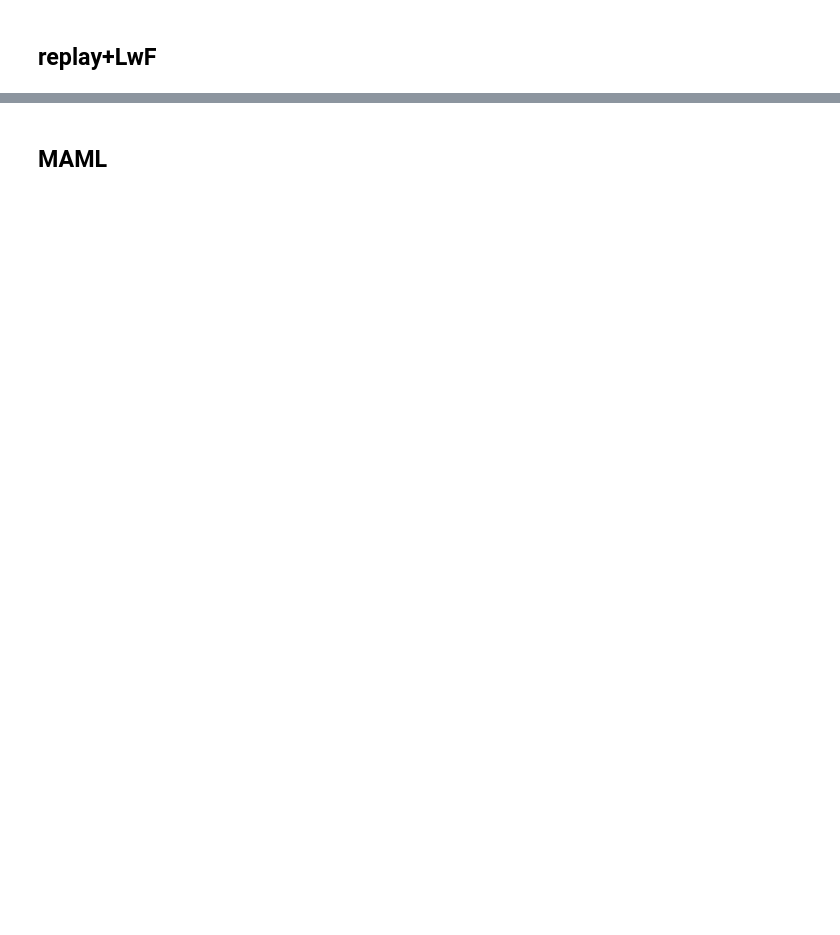
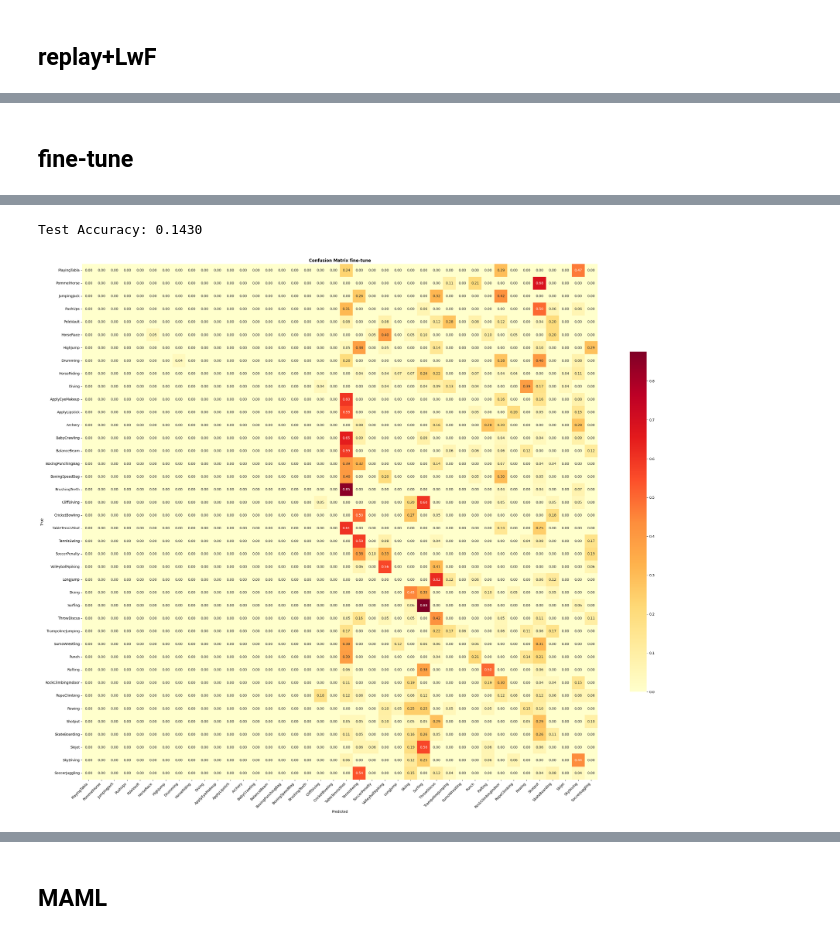
Before and after one commit to silvergjeka22/Unified-Lifelong-Action-Learning, a Jupyter notebook: notebooks/study/5_maml/meta_student.ipynb, the cells around one changed output, grey strips where cells are left out. Saved outputs shown, nothing was run; the diff lists cells and outputs as text; code cells hidden in the pictures; blank space fills up the shorter version.

```diff
--- a/notebooks/study/5_maml/meta_student.ipynb
+++ b/notebooks/study/5_maml/meta_student.ipynb
@@ -65,6 +64,8 @@ POOL_PER_CLASS = 6
 META_EPOCHS = 6; META_EPISODES = 40; INNER_STEPS = 5; META_INNER_LR = 0.05; META_LR = 1e-4
 META_TRAIN_LAST = 4
 HEAD_RECAL_EPOCHS = 3; HEAD_RECAL_LR = 1e-3
+FT_EPOCHS = 8                                # plain fine-tune epochs on the meta pool (matched non-meta control for MAML)
+FT_LR     = 1e-4
 
 # Adaptation: every method trains ADAPT_EPOCHS epochs on the exam-train set (the ONE adaptation for all arms)
 ADAPT_EPOCHS = 3                              # epochs of adaptation on the few-shot support
@@ -169,0 +197,11 @@ plt.show()
+# %%
+set_seed(cfg.SEED)
+ft_model = copy.deepcopy(base_model)
+ft_model = finetune_on_pool(ft_model, pool_meta_clips, pool_meta_labels, meta_ids, device,
+                            epochs=FT_EPOCHS, lr=FT_LR, batch_size=cfg.BATCH_SIZE,
+                            freeze_backbone=True, train_last=META_TRAIN_LAST)
+ft_model = recalibrate_head(ft_model, base_train_loader, n_base, device, HEAD_RECAL_EPOCHS, HEAD_RECAL_LR)
+ft_base, _, _ = test_model(ft_model, base_test_loader, device)
+print(f"fine-tune init base accuracy after head recalibration: {ft_base:.4f}")
+del pool_meta_clips, pool_meta_labels
+gc.collect(); torch.cuda.empty_cache()
@@ -264,0 +325,19 @@ torch.cuda.empty_cache()
+# %% [markdown]
+## **fine-tune**
+# %%
+set_seed(cfg.SEED)
+m, new_acc, base_acc, nc, bc = adapt_and_eval(copy.deepcopy(ft_model), main_loader, base_test_loader,
+                                              exam_test_loader, n_base, n_new, device,
+                                              buffer=None, teacher=None,
+                                              epochs=ADAPT_EPOCHS, lr=ADAPT_LR, lambda_distill=FAIR_LWF, T=FAIR_T)
+overall = (new_acc * n_new_test + base_acc * n_base_test) / (n_new_test + n_base_test)
+models["fine-tune"] = m
+curves["fine-tune"] = nc
+curves_base["fine-tune"] = bc
+RESULTS.append({"method": "fine-tune", "new_acc": round(new_acc, 3),
+                "base_acc": round(base_acc, 3), "overall_acc": round(overall, 3)})
+print(f"fine-tune: new {new_acc:.3f} | base {base_acc:.3f} | overall {overall:.3f}")
+_, preds, labels = test_model(m, cm_loader, device)
+plot_confusion_matrix(labels, preds, num_classes=n_base + n_new, classes_list=cm_classes, name="fine-tune")
+torch.cuda.empty_cache()
+# %% [output]
@@ -264,0 +348,2 @@ torch.cuda.empty_cache()
+Test Accuracy: 0.1430
+[figure, added]
```
Also changed, not shown: parts of 30 cells of this notebook.
